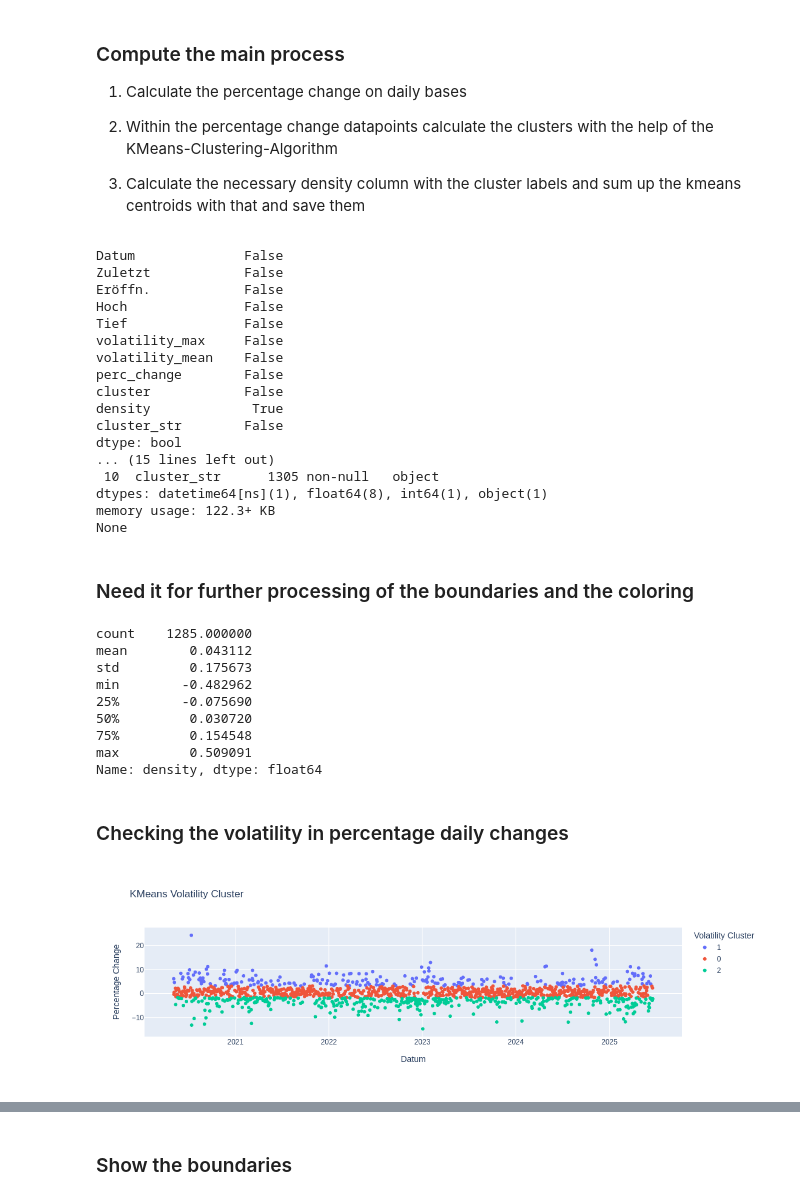
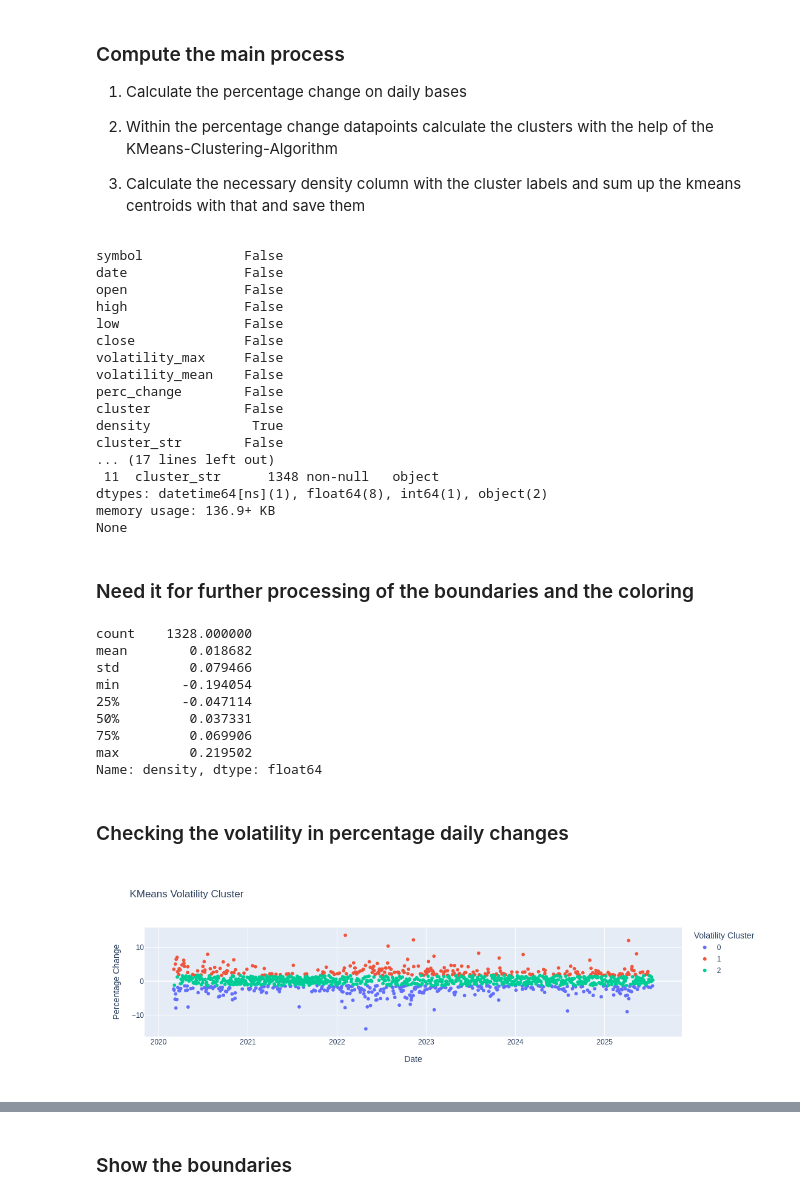
Before and after one commit to JuginPower/analyzer, a Jupyter notebook: kmeans-vol.ipynb, the cells around one changed output, grey strips where cells are left out. Drawn from its saved outputs; the diff is of its cells as text; code cells hidden in the pictures.

```diff
--- a/kmeans-vol.ipynb
+++ b/kmeans-vol.ipynb
@@ -25,7 +25,7 @@ group BY
 order by
 	s.`date` asc;"""
 
-loader = BaseLoader(mariadb_config, None)
+loader = BaseLoader(mariadb_config)
 symbol = loader.choose_id()
 df_stock = pd.read_sql(sql_query.format(symbol), create_engine(mariadb_string))
 df_stock.info()
@@ -128,13 +111,13 @@ Affected Rows: 5685
 ### Truncate the timeframe
 # %%
 # Select the timestamp
-time_stamp = '2022-06-06'
+time_stamp = '2020-03-01'
 symbol = df_stock.loc[0, "symbol"]
 delete_string = f"DELETE FROM stock_price WHERE symbol='{symbol}' AND `date`<'{time_stamp}';"
 
 # Truncate the data
 df_stock = df_stock[df_stock['date'] >= time_stamp]
-affected_rows = loader.data_connection.query(delete_string)
+affected_rows = loader.query(delete_string)
 print(df_stock.head())
 print(df_stock.tail())
 print("Affected Rows:", affected_rows)
@@ -152,7 +135,7 @@ AttributeError: 'BaseLoader' object has no attribute 'query'
 3. Calculate the necessary density column with the cluster labels and sum up the kmeans centroids with that and save them
 # %%
 # Compute the percentage change
-df_stock["perc_change"] = df_stock["Zuletzt"].pct_change()
+df_stock["perc_change"] = df_stock["close"].pct_change()
 df_stock.dropna(inplace=True)
 df_stock = df_stock[df_stock['perc_change'] != 0.0]
 
@@ -175,22 +158,22 @@ df_stock['perc_change'] = df_stock['perc_change'] * 100
 print(df_stock.isna().any())
 print(df_stock.info())
 # %% [output]
-Datum              False
-Zuletzt            False
-Eröffn.            False
-Hoch               False
-Tief               False
+symbol             False
+date               False
+open               False
+high               False
+low                False
+close              False
 volatility_max     False
 volatility_mean    False
 perc_change        False
 cluster            False
 density             True
 cluster_str        False
-dtype: bool
-... (15 lines left out)
- 10  cluster_str      1305 non-null   object
-dtypes: datetime64[ns](1), float64(8), int64(1), object(1)
-memory usage: 122.3+ KB
+... (17 lines left out)
+ 11  cluster_str      1348 non-null   object
+dtypes: datetime64[ns](1), float64(8), int64(1), object(2)
+memory usage: 136.9+ KB
 None
 # %% [markdown]
 ### Need it for further processing of the boundaries and the coloring
@@ -200,25 +183,25 @@ upper_limit = describe_ser["mean"] + (describe_ser["std"] * 2)
 lower_limit = describe_ser["mean"] - (describe_ser["std"] * 2)
 print(describe_ser)
 # %% [output]
-count    1285.000000
-mean        0.043112
-std         0.175673
-min        -0.482962
-25%        -0.075690
-50%         0.030720
-75%         0.154548
-max         0.509091
+count    1328.000000
+mean        0.018682
+std         0.079466
+min        -0.194054
+25%        -0.047114
+50%         0.037331
+75%         0.069906
+max         0.219502
 Name: density, dtype: float64
 # %% [markdown]
 ### Checking the volatility in percentage daily changes
 # %%
-fig = px.scatter(df_stock, x="Datum", y="perc_change", color="cluster_str",
+fig = px.scatter(df_stock, x="date", y="perc_change", color="cluster_str",
                  title="KMeans Volatility Cluster",
                  labels={"date": "Date", "perc_change": "Percentage Change",
                          "cluster_str": "Volatility Cluster",})
 fig.show()
 # %% [output]
-[figure, old version]
+[figure, new version]
 # %%
 # Need it for the sell order
 df_stock.loc[df_stock['cluster'] == 1]['perc_change'].describe()
```
Also changed, not shown: parts of 14 cells of this notebook, 3 other files.
